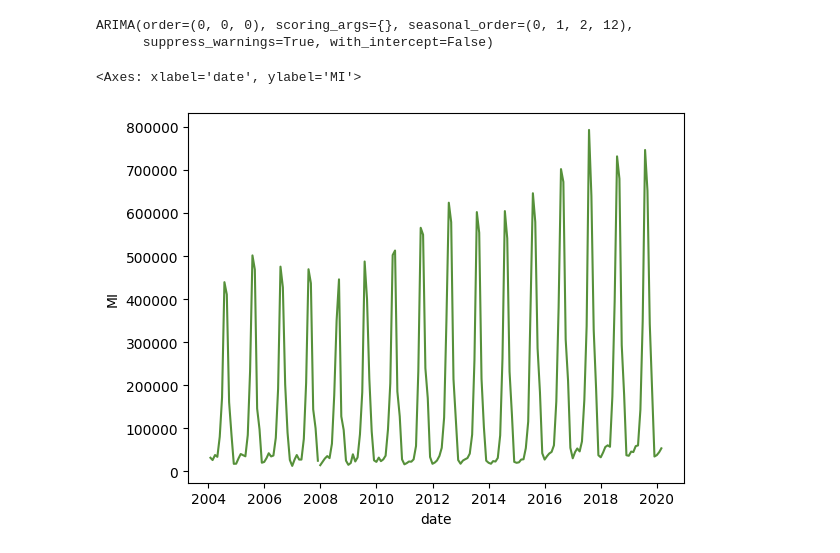
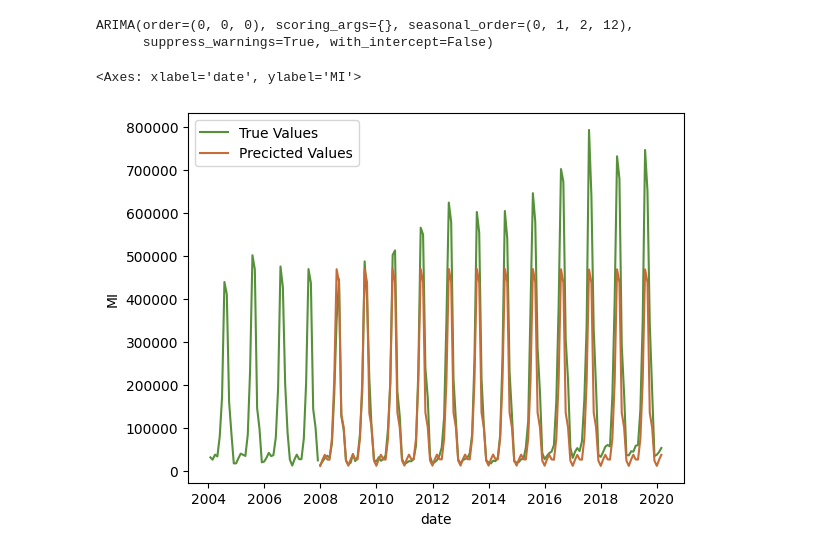
Before and after one commit to scmcqueen/NationalParksDataMining, a Jupyter notebook: covid_2008.ipynb, the cells around one changed output. Saved outputs shown, nothing was run; the diff lists cells and outputs as text; code cells hidden in the pictures.

Commit message:
visualization & granger

```diff
--- a/covid_2008.ipynb
+++ b/covid_2008.ipynb
@@ -485,8 +487,9 @@ data = get_data_for_decomp(visit_data,'RecreationVisits').reset_index()
 data_filtered = data[(data.date >= min_date)&(data.date <= max_date)]
 # now split into test & train, let's do the 2008 dates
 train = data_filtered[data_filtered.date<'2007-12-01'][['MI','date']]
-test = data_filtered[(data_filtered.date>'2007-12-01')&(data_filtered['date']<'2020-03-01')]
+test = data_filtered[(data_filtered.date>'2007-12-01')&(data_filtered['date']<'2020-03-01')][['MI','date']]
 train = train.merge(np_search[['date','np']],on='date')
+test = test.merge(np_search[['date','np']],on='date')
 
 # grid search model
 best_model = auto_arima(X=train[['np']],y=train['MI'], start_p = 1, start_q = 1,
@@ -500,7 +503,7 @@ best_model = auto_arima(X=train[['np']],y=train['MI'], start_p = 1, start_q = 1,
 best_model.fit(X=train[['np']],y=train['MI'])
 
 # predict
-preds = best_model.predict(X=train[['np']],n_periods=len(train['np']))
+preds = best_model.predict(X=test[['np']],n_periods=len(test['np']))
 
 # plot
 # %% [output]
@@ -523,9 +526,12 @@ Total fit time: 24.752 seconds
 Intel MKL WARNING: Support of Intel(R) Streaming SIMD Extensions 4.2 (Intel(R) SSE4.2) enabled only processors has been deprecated. Intel oneAPI Math Kernel Library 2025.0 will require Intel(R) Advanc ...
 ARIMA(order=(0, 0, 0), scoring_args={}, seasonal_order=(0, 1, 2, 12),
       suppress_warnings=True, with_intercept=False)
+# %%
+preds = best_model.predict(X=test[['np']],n_periods=len(test['np']))
 # %%
 sns.lineplot(x=train['date'],y=train['MI'],label='True Values')
 sns.lineplot(x=test['date'],y=test['MI'],color=palette[0])
+sns.lineplot(x=test['date'],y=preds.values,color=palette[1],label='Precicted Values')
 # %% [output]
 <Axes: xlabel='date', ylabel='MI'>
-[figure, old version]
+[figure, new version]
```
Also changed, not shown: parts of 1 cell of this notebook.
